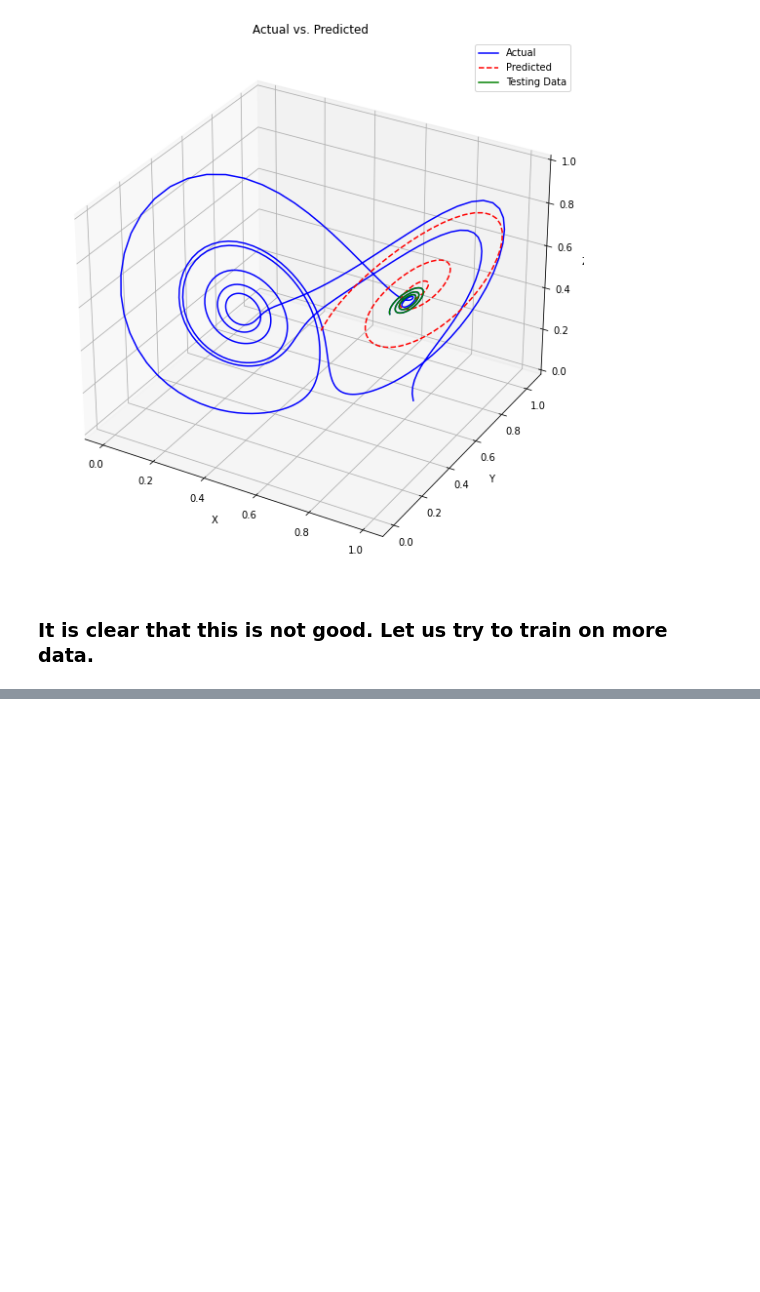
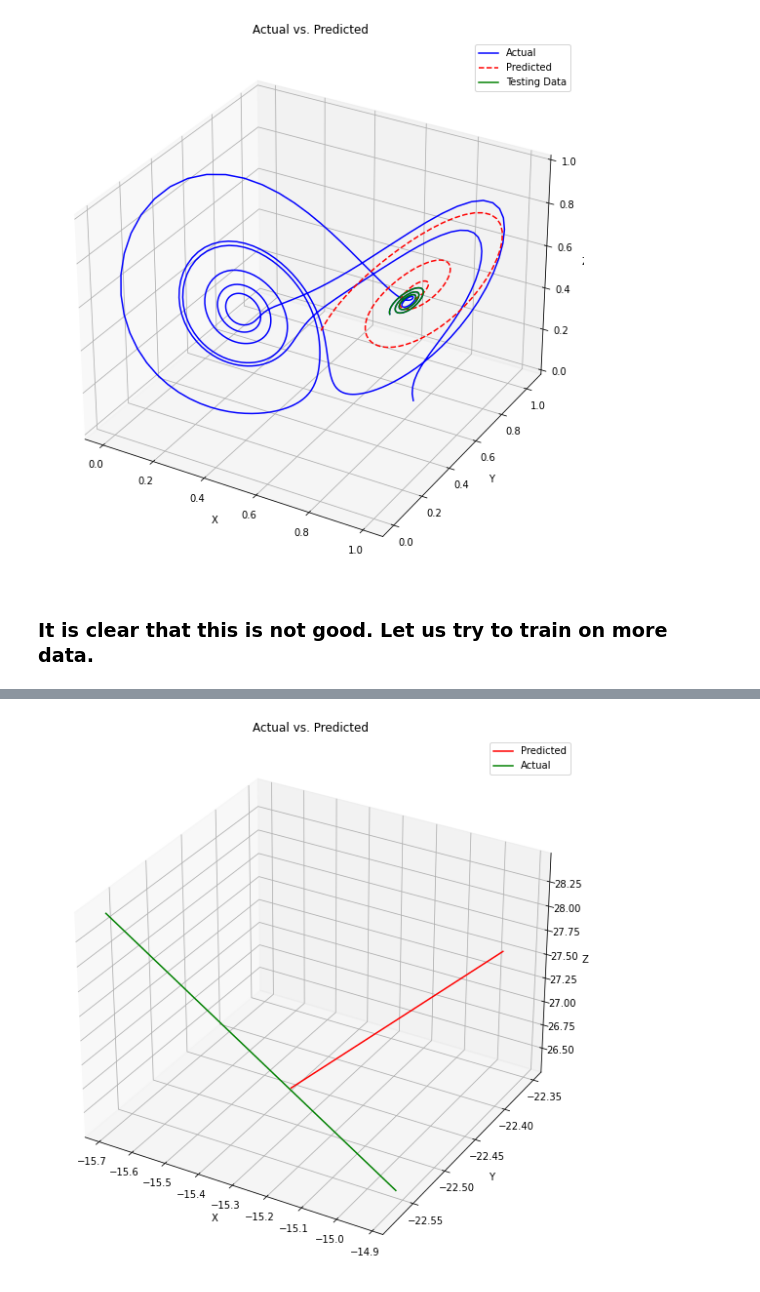
Before and after one commit to moyasui/AML-project, a Jupyter notebook: first_RNN.ipynb, the cells around one changed output, grey strips where cells are left out. Cells and saved outputs as stored; diff of their text form; code cells hidden in the pictures; blank space fills up the shorter version.

```diff
--- a/first_RNN.ipynb
+++ b/first_RNN.ipynb
@@ -398,0 +337,30 @@ Epoch 6/10
+# %%
+# compare the impact of the custom loss function and the default mse loss function
+model1.compile(optimizer='adam', loss=custom_loss)
+
+# train the model
+model1.fit(train_input, train_output, epochs=10, batch_size=16, validation_data=(test_input, test_output))
+# batch size is the number of samples per gradient update. If batch size is big then the model will train faster but it will be less accurate
+
+# evaluate the model
+model1.evaluate(test_input, test_output)
+
+# make predictions
+predictions1 = model1.predict(test_input)
+
+# plot the predictions
+fig = plt.figure(figsize=(18, 10))
+ax = fig.add_subplot(projection='3d')
+
+# plot the first particle
+ax.plot(predictions1[0,:,0], predictions1[0,:,1], predictions1[0,:,2], c='r', label='Predicted')
+ax.plot(test_output[0,:,0], test_output[0,:,1], test_output[0,:,2], c='g', label='Actual')
+
+ax.set_xlabel('X')
+ax.set_ylabel('Y')
+ax.set_zlabel('Z')
+
+ax.legend()
+plt.title('Actual vs. Predicted')
+plt.show()
+# %% [output]
@@ -399,3 +384,4 @@ Epoch 6/10
+[figure, added]
 # %%
 # now we use the trained model to predict the next 10 points of the Lorenz system
 # we will use the last 10 points of the Lorenz system as the input
```
Also changed, not shown: parts of 8 cells of this notebook, 8 other files.
